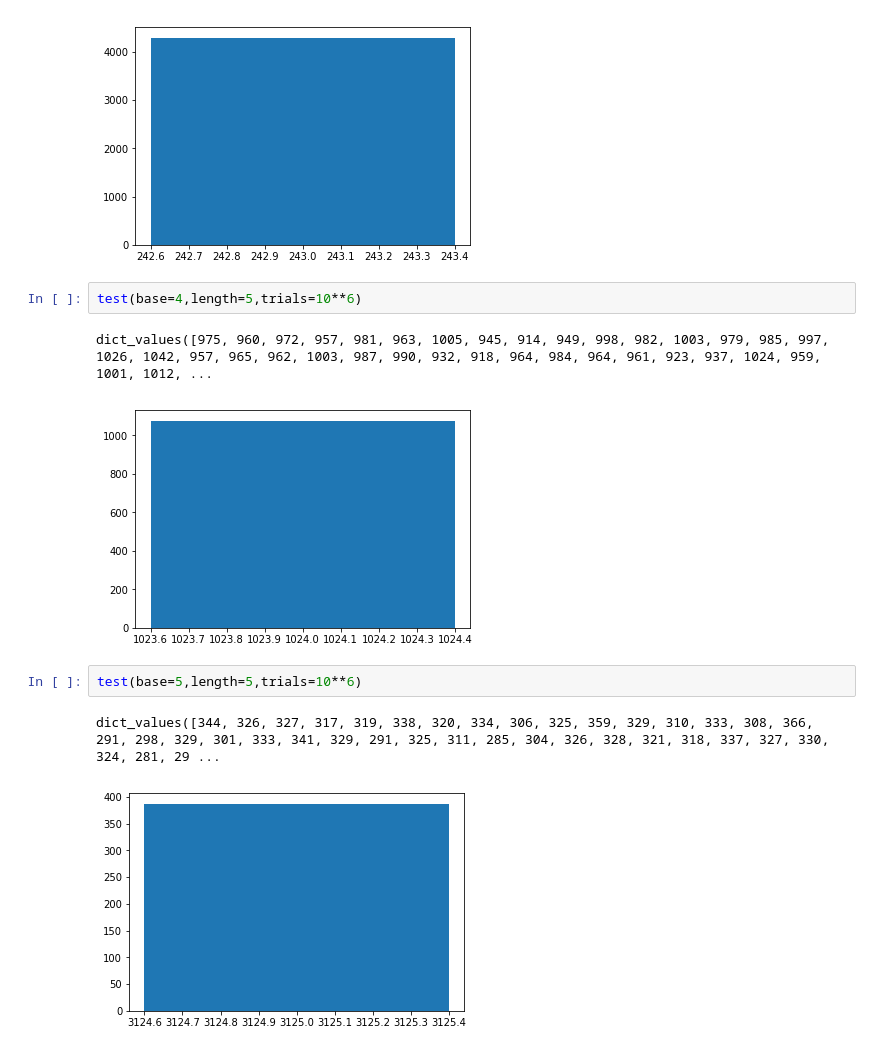
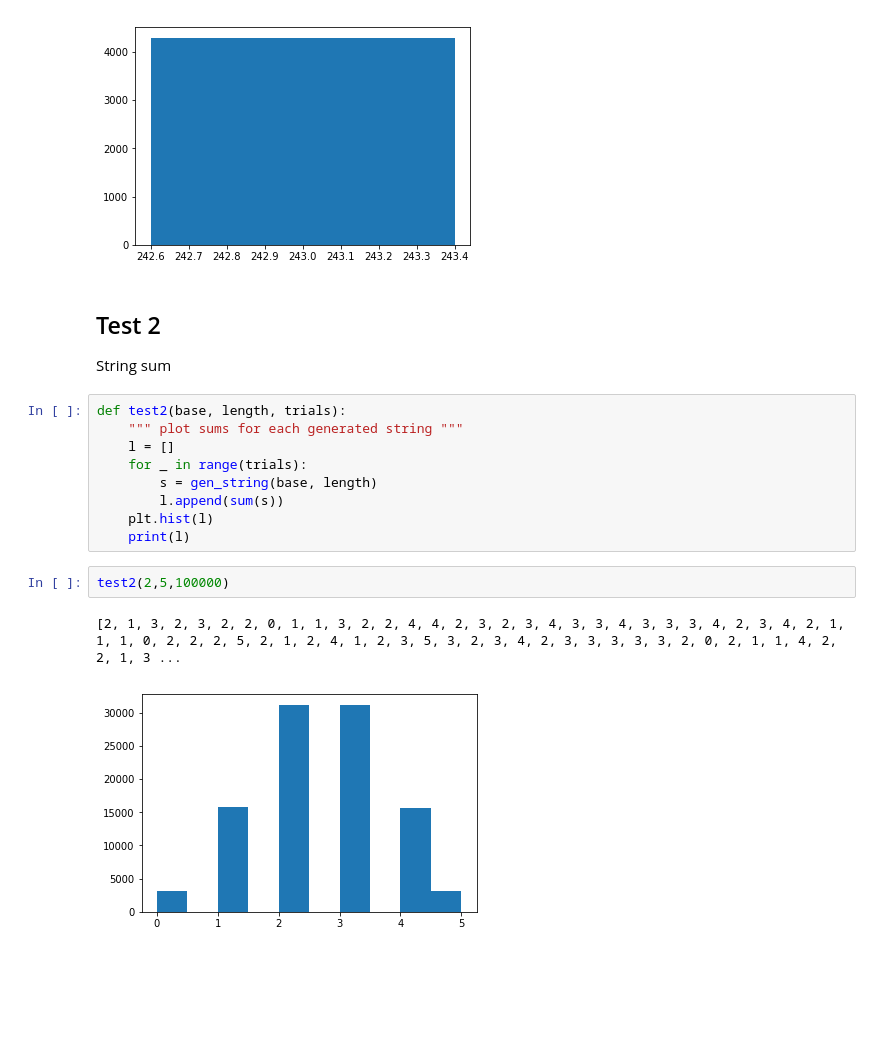
Before and after one commit to brunodantas/stuff, a Jupyter notebook: uniform_strings.ipynb, the cells around one changed output. Cells and saved outputs as stored; diff of their text form; blank space fills up the shorter version.

Commit message:
sum tests

```diff
--- a/uniform_strings.ipynb
+++ b/uniform_strings.ipynb
@@ -46,13 +47,21 @@ test(base=3,length=5,trials=10**6)
 # %% [output]
 dict_values([4102, 4182, 4144, 4119, 4118, 4151, 4107, 4082, 3941, 4082, 4169, 4062, 4157, 4252, 4083, 4101, 4068, 4163, 4101, 4095, 4151, 4168, 4171, 4012, 4160, 4248, 4090, 4206, 4241, 4104, 4096, 4 ...
 [figure]
-# %%
-test(base=4,length=5,trials=10**6)
-# %% [output]
-dict_values([975, 960, 972, 957, 981, 963, 1005, 945, 914, 949, 998, 982, 1003, 979, 985, 997, 1026, 1042, 957, 965, 962, 1003, 987, 990, 932, 918, 964, 984, 964, 961, 923, 937, 1024, 959, 1001, 1012, ...
-[figure, removed]
-# %%
-test(base=5,length=5,trials=10**6)
-# %% [output]
-dict_values([344, 326, 327, 317, 319, 338, 320, 334, 306, 325, 359, 329, 310, 333, 308, 366, 291, 298, 329, 301, 333, 341, 329, 291, 325, 311, 285, 304, 326, 328, 321, 318, 337, 327, 330, 324, 281, 29 ...
-[figure, removed]
+# %% [markdown]
+## Test 2
+
+String sum
+# %%
+def test2(base, length, trials):
+    """ plot sums for each generated string """
+    l = []
+    for _ in range(trials):
+        s = gen_string(base, length)
+        l.append(sum(s))
+    plt.hist(l)
+    print(l)
+# %%
+test2(2,5,100000)
+# %% [output]
+[2, 1, 3, 2, 3, 2, 2, 0, 1, 1, 3, 2, 2, 4, 4, 2, 3, 2, 3, 4, 3, 3, 4, 3, 3, 3, 4, 2, 3, 4, 2, 1, 1, 1, 0, 2, 2, 2, 5, 2, 1, 2, 4, 1, 2, 3, 5, 3, 2, 3, 4, 2, 3, 3, 3, 3, 3, 2, 0, 2, 1, 1, 4, 2, 2, 1, 3 ...
+[figure, added]
```
Also changed, not shown: parts of 3 cells of this notebook.
